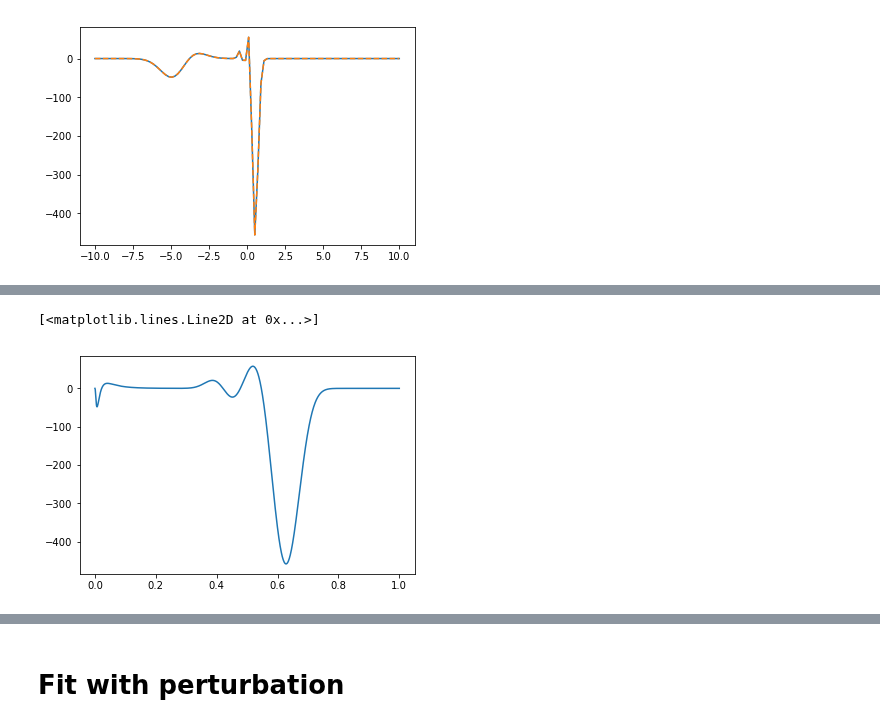
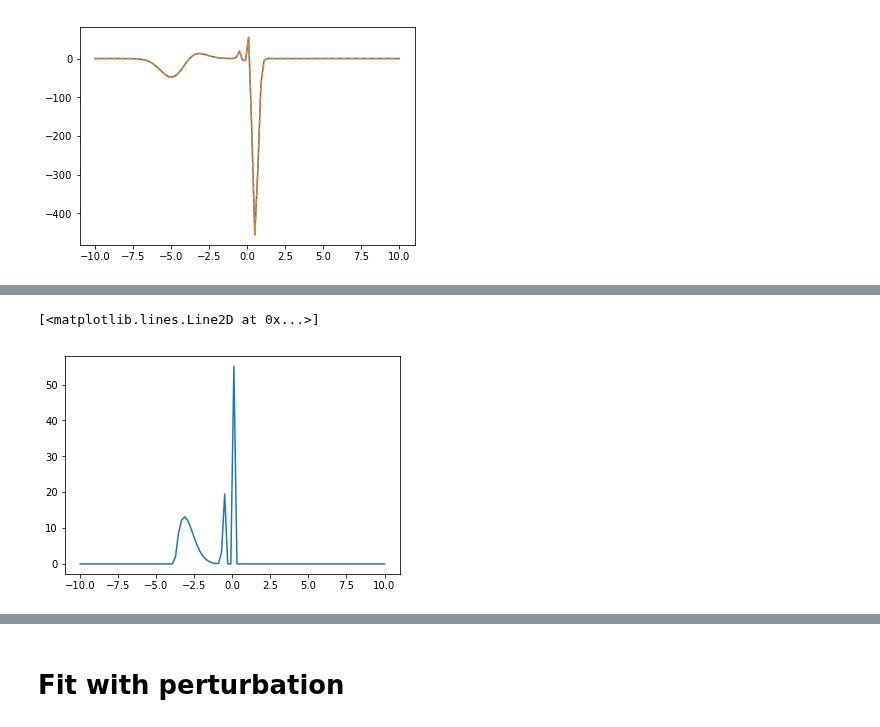
Before and after one commit to mijordan3/BNP_sensitivity, a Jupyter notebook: GMM_clustering/jupyter/bryans_sandbox/experimenting_influence_function.ipynb, the cells around one changed output, grey strips where cells are left out. Drawn from its saved outputs; the diff is of its cells as text; code cells hidden in the pictures.

```diff
--- a/GMM_clustering/jupyter/bryans_sandbox/experimenting_influence_function.ipynb
+++ b/GMM_clustering/jupyter/bryans_sandbox/experimenting_influence_function.ipynb
@@ -181,8 +163,3 @@ for k in range(model.k_approx - 1):
-# %%
-plt.plot(theta, influence_class.get_influence_function(sp.special.logit(theta)).squeeze())
-# %% [output]
-[<matplotlib.lines.Line2D at 0x...>]
-[figure, removed]
 # %%
 # Define a perturbation in the logit v space.
 
@@ -210,0 +190,5 @@ def log_phi_pos(logit_v):
+# %%
+plt.plot(logit_theta, np.exp(log_phi_pos(logit_theta)))
+# %% [output]
+[<matplotlib.lines.Line2D at 0x...>]
+[figure, added]
```
Also changed, not shown: parts of 23 cells of this notebook, 13 other files.
